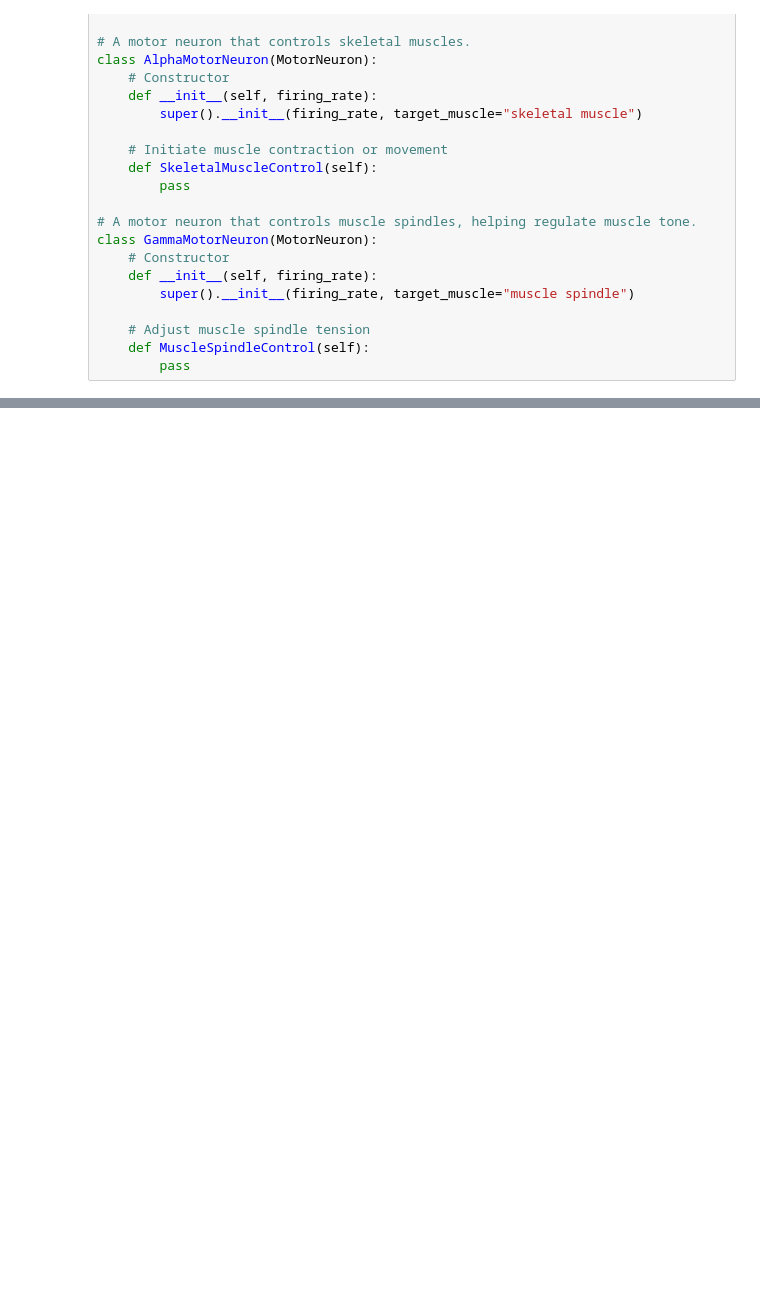
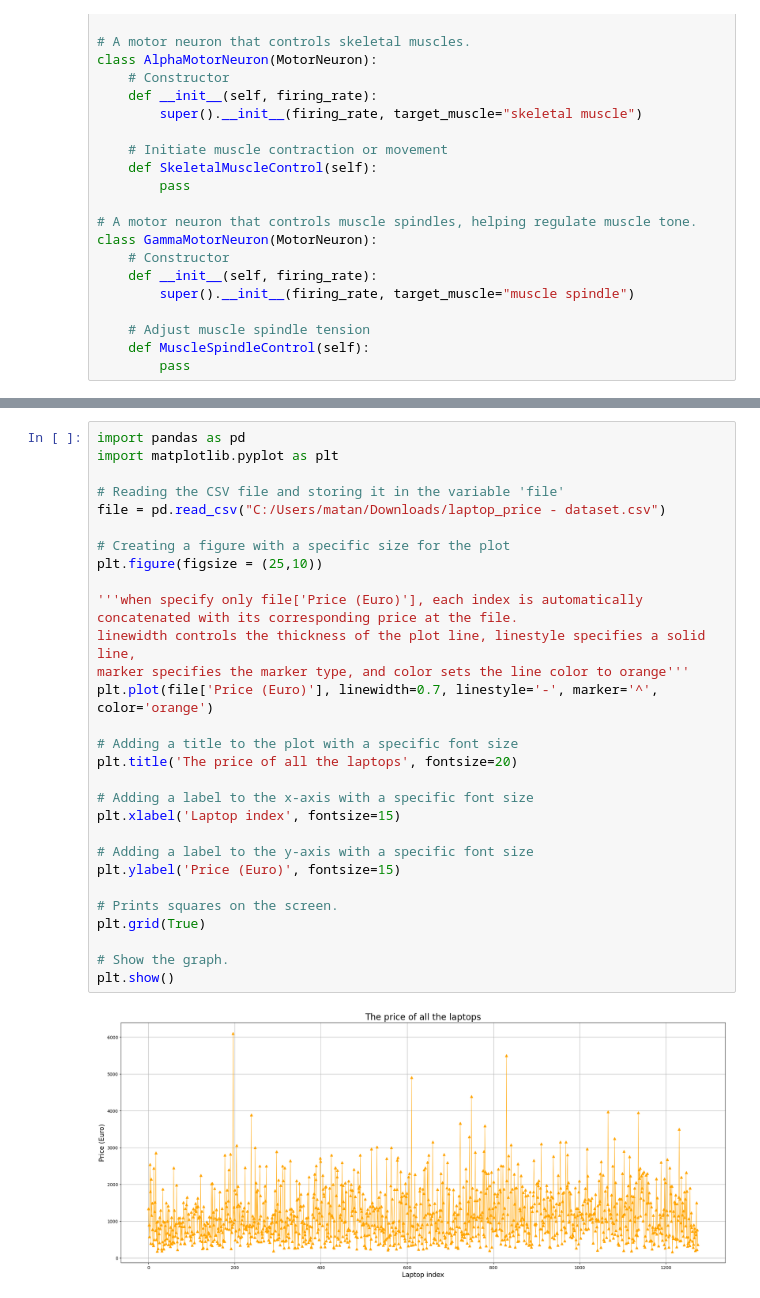
Before and after one commit to Matan-Jack/firstProjectPython, a Jupyter notebook: firstMiniProject.ipynb, the cells around one changed output, grey strips where cells are left out. Cells and saved outputs as stored; diff of their text form; blank space fills up the shorter version.

```diff
--- a/firstMiniProject.ipynb
+++ b/firstMiniProject.ipynb
@@ -240,0 +188,31 @@ df.head(20)
+# %%
+import pandas as pd
+import matplotlib.pyplot as plt
+
+# Reading the CSV file and storing it in the variable 'file'
+file = pd.read_csv("C:/Users/matan/Downloads/laptop_price - dataset.csv")
+
+# Creating a figure with a specific size for the plot
+plt.figure(figsize = (25,10))
+
+'''when specify only file['Price (Euro)'], each index is automatically concatenated with its corresponding price at the file.
+linewidth controls the thickness of the plot line, linestyle specifies a solid line,
+marker specifies the marker type, and color sets the line color to orange'''
+plt.plot(file['Price (Euro)'], linewidth=0.7, linestyle='-', marker='^', color='orange')
+
+# Adding a title to the plot with a specific font size
+plt.title('The price of all the laptops', fontsize=20)
+
+# Adding a label to the x-axis with a specific font size
+plt.xlabel('Laptop index', fontsize=15)
+
+# Adding a label to the y-axis with a specific font size
+plt.ylabel('Price (Euro)', fontsize=15)
+
+# Prints squares on the screen.
+plt.grid(True)
+
+# Show the graph.
+plt.show()
+# %% [output]
+[figure, added]
```
Also changed, not shown: parts of 6 cells of this notebook.
